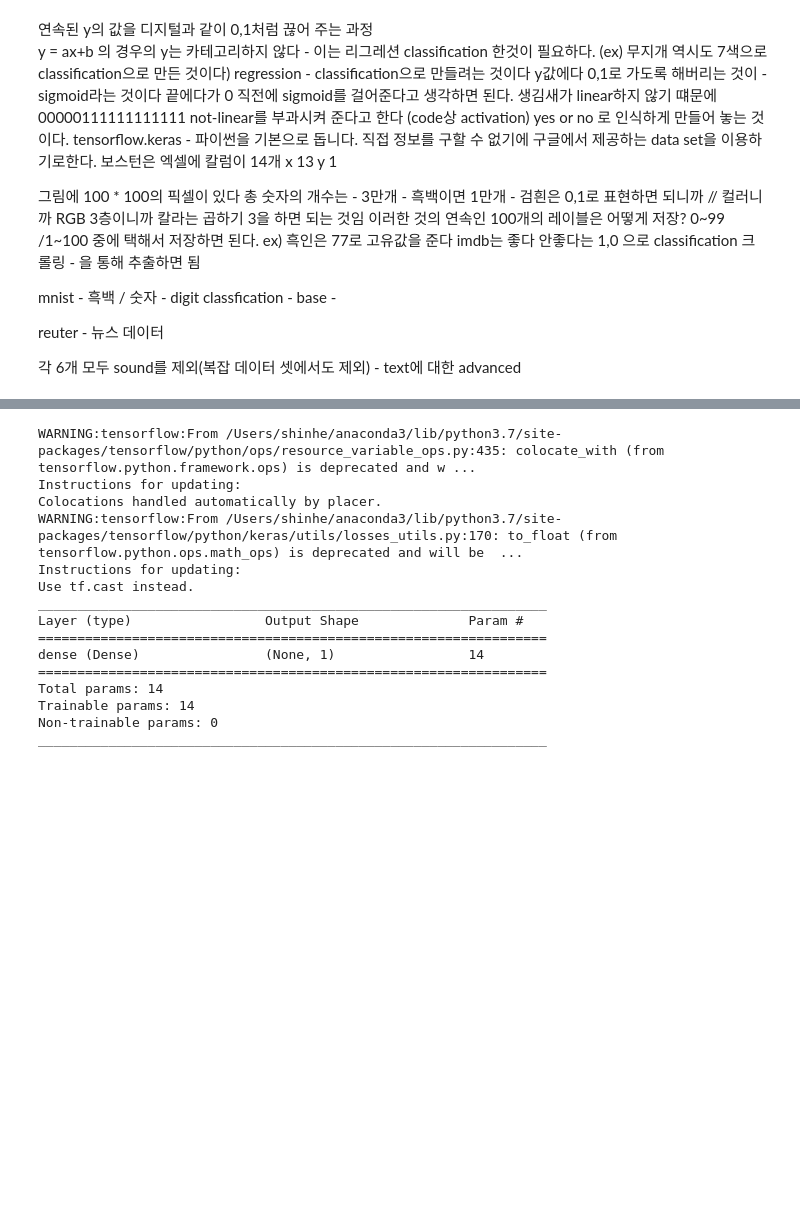
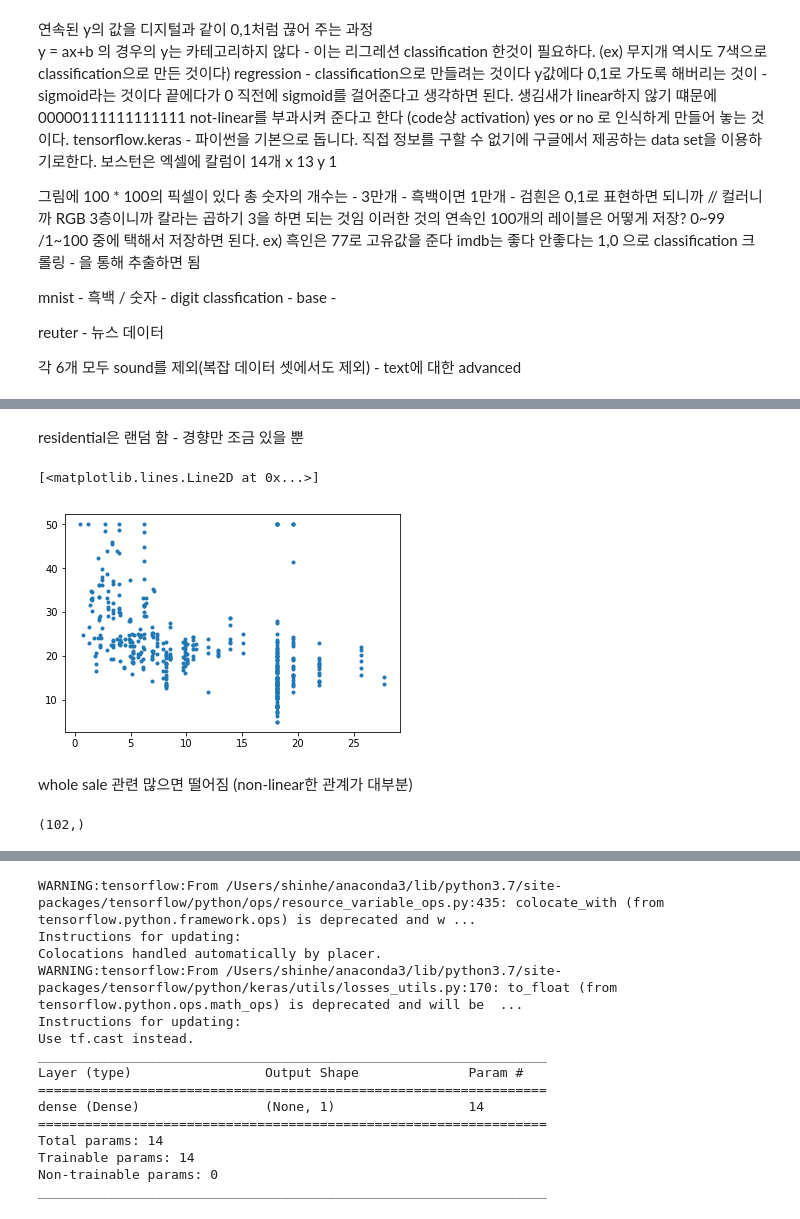
Before and after one commit to HeeSanShin/CLASS2019SPRING, a Jupyter notebook: boston_housing.ipynb, the cells around one changed output, grey strips where cells are left out. Drawn from its saved outputs; the diff is of its cells as text; code cells hidden in the pictures; blank space fills up the shorter version.

```diff
--- a/boston_housing.ipynb
+++ b/boston_housing.ipynb
@@ -43,0 +61,13 @@ SyntaxError: invalid syntax (<ipython-input-6-769ce6932225>, line 1)
+# %% [markdown]
+residential은 랜덤 함 - 경향만 조금 있을 뿐
+# %%
+plt.plot(x_train[:,2],y_train,'.')
+# %% [output]
+[<matplotlib.lines.Line2D at 0x...>]
+[figure, added]
+# %% [markdown]
+whole sale 관련 많으면 떨어짐 (non-linear한 관계가 대부분)
+# %%
+y_test.shape
+# %% [output]
+(102,)
```
Also changed, not shown: parts of 26 cells of this notebook, 1 other file.
